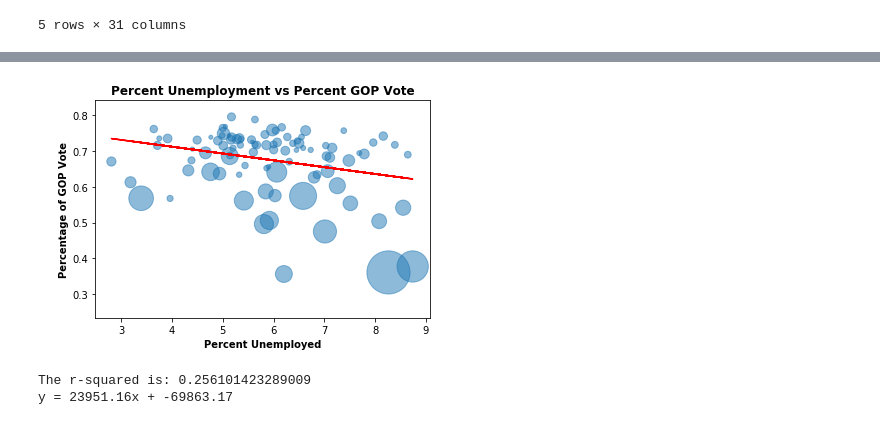
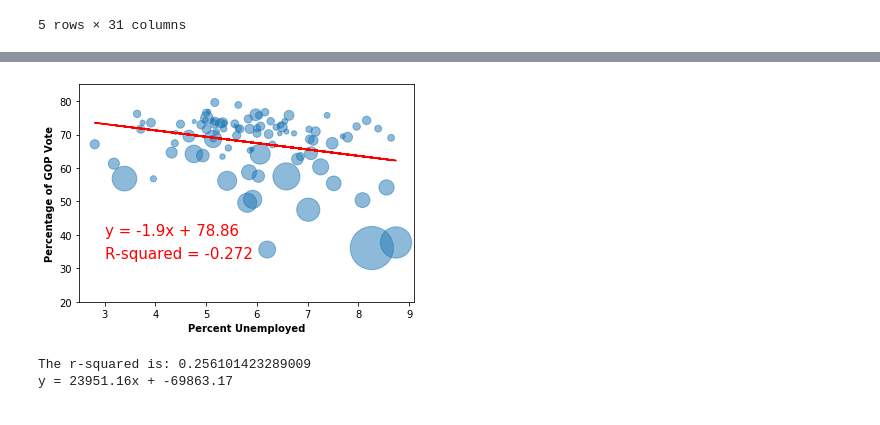
Before and after one commit to Davis1776/2016_Election_and_Demographics, a Jupyter notebook: Unemployment Plots.ipynb, the cells around one changed output, grey strips where cells are left out. Cells and saved outputs as stored; diff of their text form; code cells hidden in the pictures.

```diff
--- a/Unemployment Plots.ipynb
+++ b/Unemployment Plots.ipynb
@@ -17,6 +17,8 @@ election.head()
 | 3 | 3 | Indiana | IN | Benton County | 860 | 2579 | 3654 | 0.235359 | 0.705802 | ... |
 | 4 | 4 | Indiana | IN | Blackford County | 1243 | 3349 | 4822 | 0.257777 | 0.694525 | ... |
 5 rows × 31 columns
+# %%
+election["GOP %"]=election["GOP %"]*100
 # %%
 a=0
 b=0
@@ -90,10 +92,11 @@ y = -0.02x + 0.79
 plt.scatter(unemployment["% Unemployment"],unemployment["GOP %"],s=pop_reduced*10000, alpha=0.5);
 plt.xlabel("Percent Unemployed",weight="bold");
 plt.ylabel("Percentage of GOP Vote",weight="bold");
-plt.title("Percent Unemployment vs Percent GOP Vote",weight="bold");
-
-a=1.5
-b=0.4
+#plt.title("Percent Unemployment vs Percent GOP Vote",weight="bold");
+plt.ylim(20,85)
+a=3
+b=40
 LinearRegression(unemployment["% Unemployment"],unemployment["GOP %"])
-plt.annotate(f"R-squared = -0.344",(1.5,0.35),fontsize=15,color='red');
+plt.annotate(f"R-squared = -0.272",(3,33),fontsize=15,color='red');
+plt.savefig('unemployment.png')
 # %% [output]
@@ -102,4 +105,4 @@ y = -0.02x + 0.79
-[figure, old version]
+[figure, new version]
 # %%
 plt.scatter(unemployment["% Unemployment"],unemployment["Total Population"]);#,s=pop_reduced*10000, alpha=0.5);
 a=1.5
```
Also changed, not shown: parts of 10 cells of this notebook, 7 other files.
